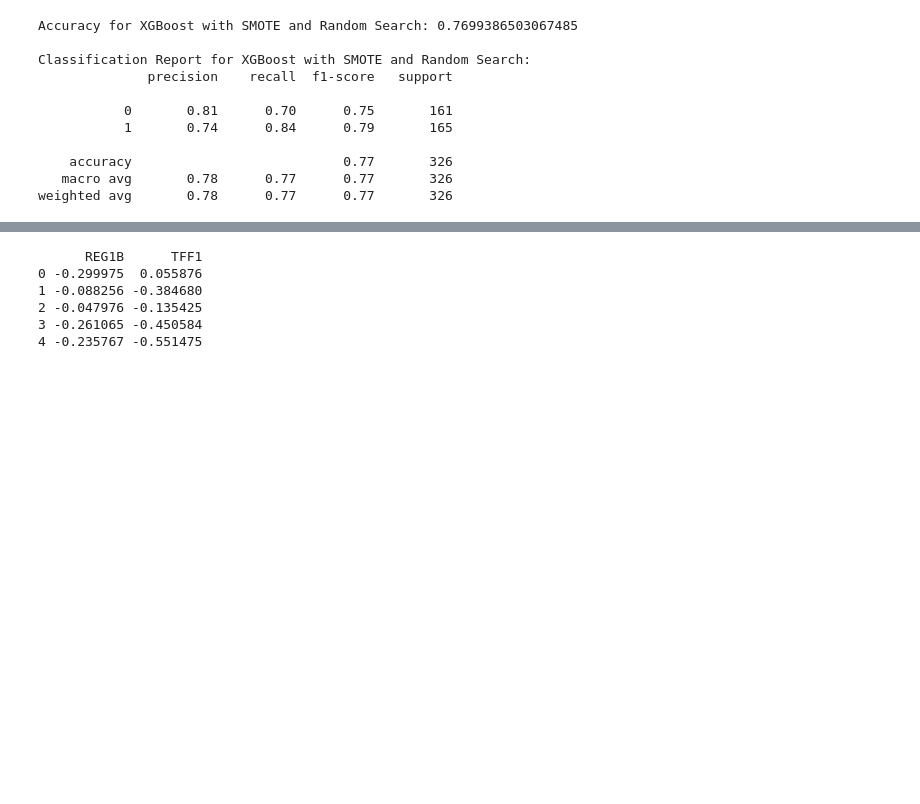
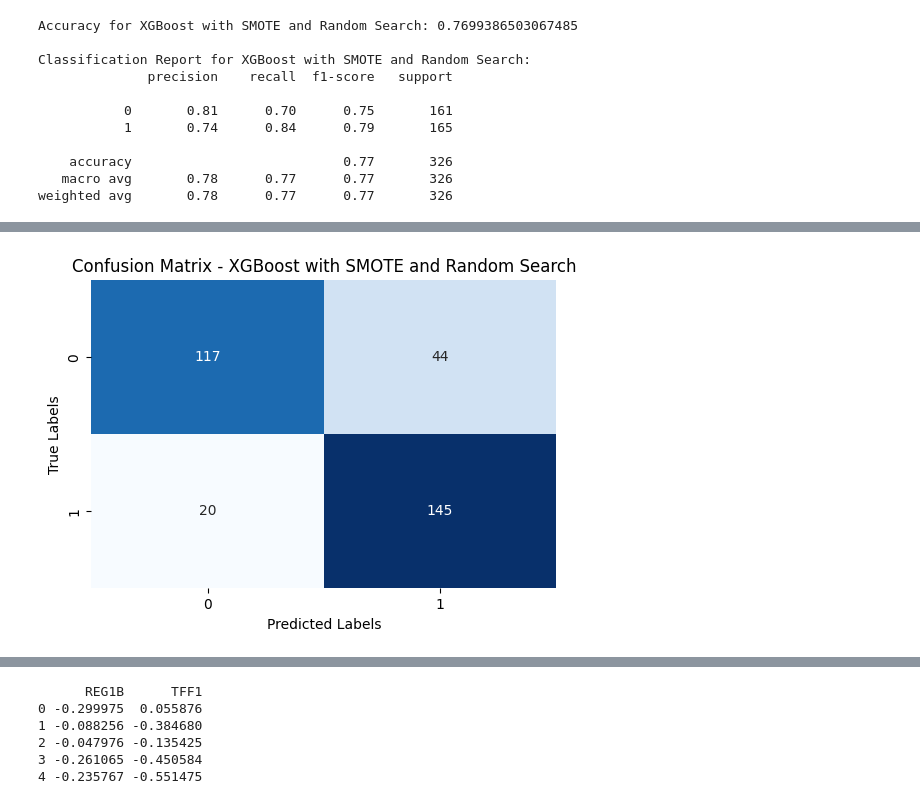
Before and after one commit to omarffkamel/mlevaulation, a Jupyter notebook: machine_learning.ipynb, the cells around one changed output, grey strips where cells are left out. Drawn from its saved outputs; the diff is of its cells as text; code cells hidden in the pictures; blank space fills up the shorter version.

Commit message:
using more features in the model

```diff
--- a/machine_learning.ipynb
+++ b/machine_learning.ipynb
@@ -133,3 +133,15 @@ data.head()
 | 2 | 1 | 51 | 1 | 0.78039 | 0.145589 | 102.36600 | 461.141000 | 1 |
 | 3 | 1 | 61 | 1 | 0.70122 | 0.002805 | 60.57900 | 142.950000 | 1 |
 | 4 | 1 | 62 | 1 | 0.21489 | 0.000860 | 65.54000 | 41.088000 | 1 |
+# %%
+# Create interaction feature between REG1B and TFF1
+data['REG1B_TFF1_interaction'] = data['REG1B'] * data['TFF1']
+
+# Apply log transformation to creatinine if necessary
+data['log_creatinine'] = np.log1p(data['creatinine'])
+
+# Drop the original creatinine column if not needed
+data.drop(columns=['creatinine'], inplace=True)
+
+# Display the first few rows to confirm changes
+print(data.head())
@@ -213,3 +239,69 @@ Classification Report for XGBoost with SMOTE and Random Search:
     accuracy                           0.77       326
    macro avg       0.78      0.77      0.77       326
 weighted avg       0.78      0.77      0.77       326
+# %%
+from imblearn.over_sampling import SMOTE
+import xgboost as xgb
+from xgboost import XGBClassifier
+
+# Select important features based on correlation with the target variable
+selected_features = ['patient_cohort','age','sex','LYVE1','REG1B','TFF1','log_creatinine' ]
+
+# Prepare feature set and target variable
+X = data[selected_features]
+y = data['diagnosis_binary']
+
+# Apply SMOTE for handling class imbalance
+smote = SMOTE(random_state=42)
+X_resampled, y_resampled = smote.fit_resample(X, y)
+
+# Split the resampled data into training and testing sets
+X_train, X_test, y_train, y_test = train_test_split(X_resampled, y_resampled, test_size=0.4, random_state=42)
+
+# Define parameter grid for XGBoost
+param_grid = {
+  'scale_pos_weight': [1, 2, 3, 4, 5],  # Adjust weights for positive class (more important with SMOTE)
+  'learning_rate': [0.0005, 0.001, 0.005, 0.01, 0.02],  # Might need lower learning rates with SMOTE
+  'max_depth': [3, 5, 7, 9],
+  'n_estimators': [50, 100, 200, 300],
+  'subsample': [0.5, 0.7, 0.8, 1.0],  # Experiment with different subsampling rates
+  'colsample_bytree': [0.5, 0.7, 0.8, 1.0],  # Experiment with different feature sampling rates
+  'gamma': [0, 0.01, 0.1, 1],  # Controls minimum loss reduction required for a split
+  'min_child_weight': [1, 3, 5, 7],  # Minimum sum of weights required for a child node
+  'reg_alpha': [0, 0.01, 0.1, 1],  # L1 regularization term
+  'reg_lambda': [0, 0.01, 0.1, 1]   # L2 regularization term
+}
+
+
+# Initialize XGBoost classifier
+xgb = XGBClassifier(random_state=42)
+
+# Perform RandomizedSearchCV
+random_search = RandomizedSearchCV(estimator=xgb, param_distributions=param_grid, n_iter=50, scoring='accuracy', cv=3, verbose=1, random_state=42, n_jobs=-1)
+random_search.fit(X_train, y_train)
+
+# Best parameters from RandomizedSearchCV
+print("Best Random Search Parameters:", random_search.best_params_)
+
+# Predict using the best estimator
+y_pred_xgb = random_search.best_estimator_.predict(X_test)
+
+# Function to plot confusion matrix (assuming you have libraries like matplotlib and seaborn imported)
+def plot_confusion_matrix(y_true, y_pred, title):
+  cm = confusion_matrix(y_true, y_pred)
+  plt.figure(figsize=(6, 4))
+  sns.heatmap(cm, annot=True, fmt="d", cmap="Blues", cbar=False)
+  plt.xlabel('Predicted Labels')
+  plt.ylabel('True Labels')
+  plt.title(title)
+  plt.show()
+
+# Plot confusion matrix for XGBoost
+plot_confusion_matrix(y_test, y_pred_xgb, "Confusion Matrix - XGBoost with SMOTE and Random Search")
+
+# Evaluate model performance
+accuracy_xgb = accuracy_score(y_test, y_pred_xgb)
+print("Accuracy for XGBoost with SMOTE and Random Search:", accuracy_xgb)
+print("\nClassification Report for XGBoost with SMOTE and Random Search:")
+print(classification_report(y_test, y_pred_xgb))
+# %% [output]
@@ -215,0 +310 @@ weighted avg       0.78      0.77      0.77       326
+[figure, added]
```
Also changed, not shown: parts of 5 cells of this notebook.
